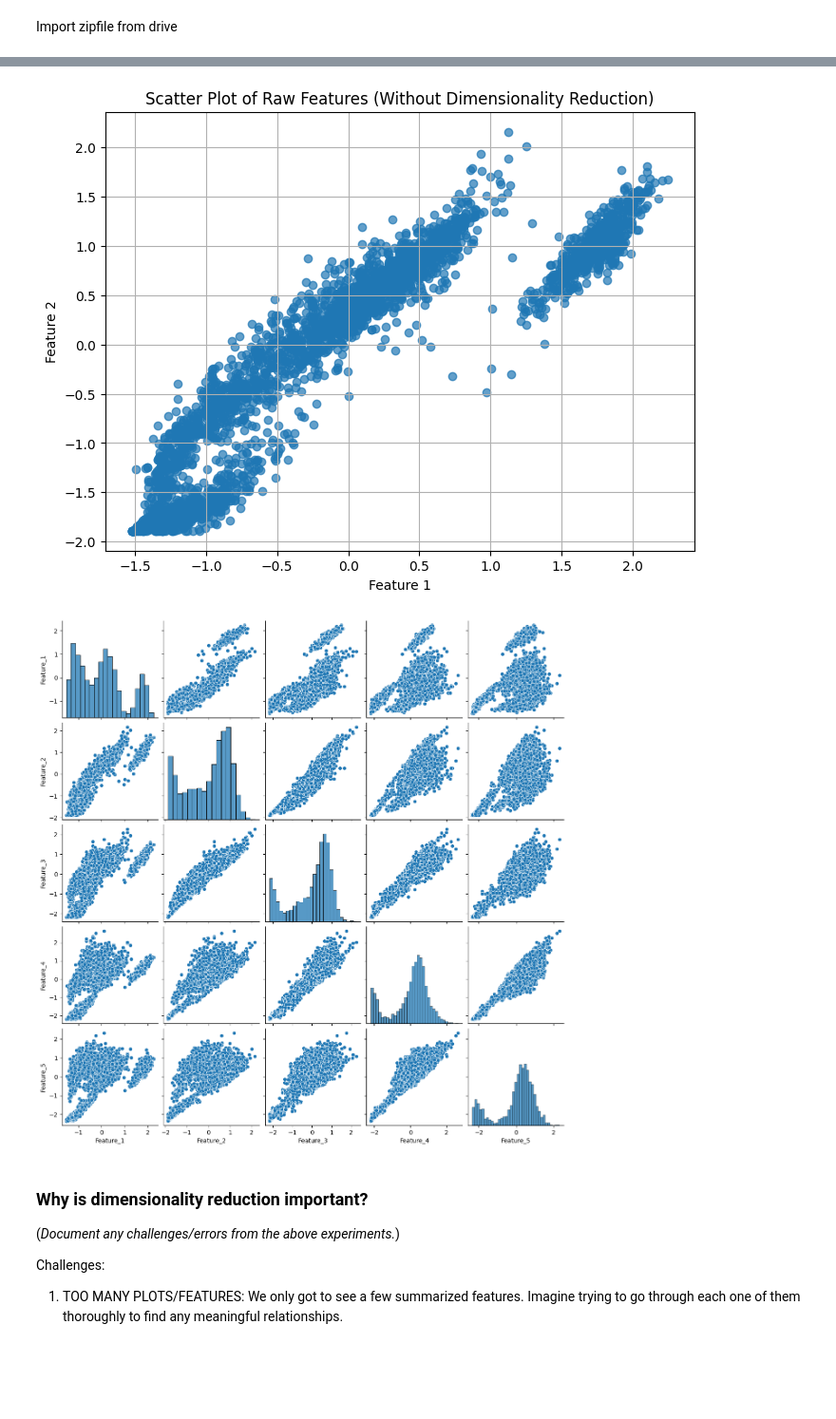
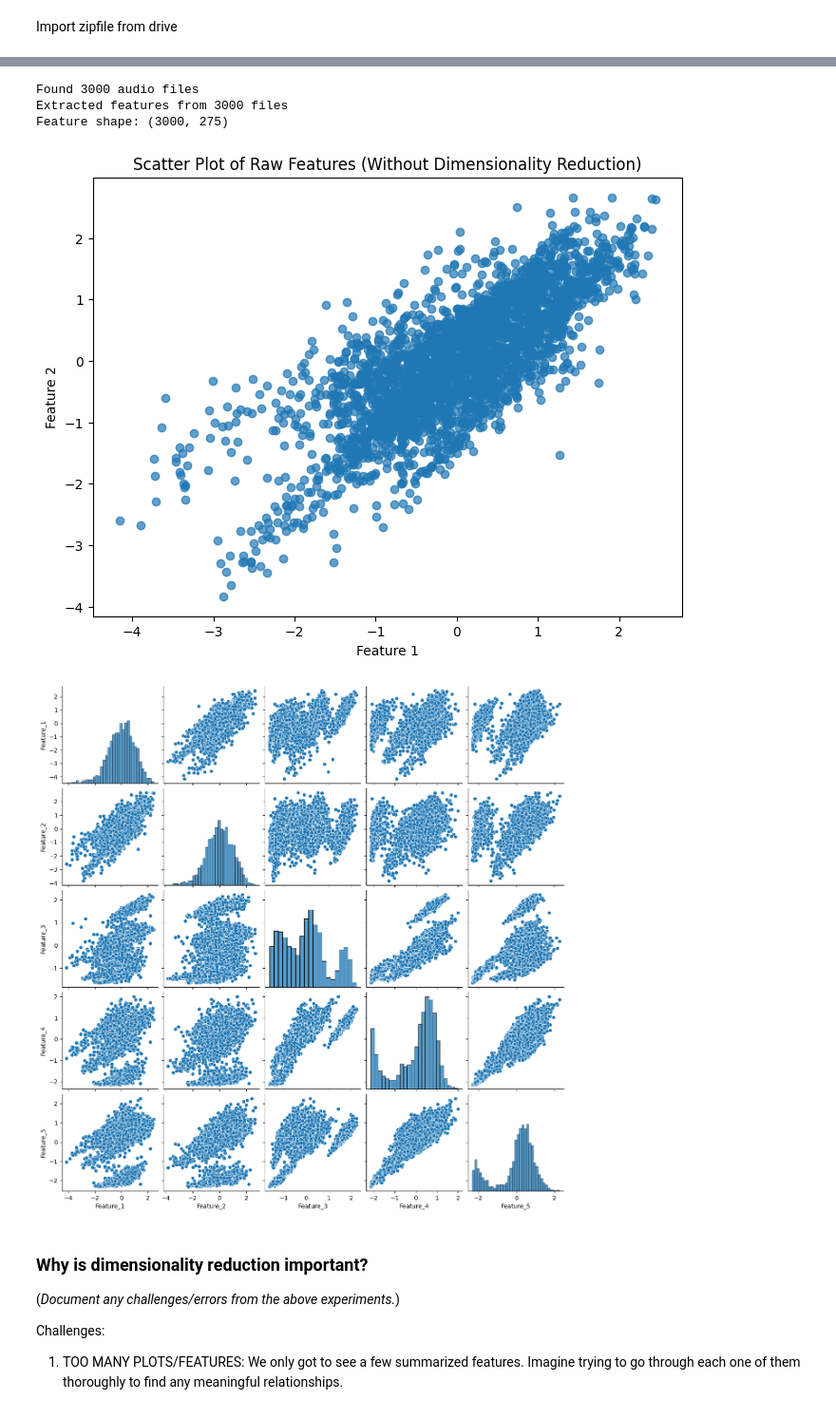
Before and after one commit to mutabazichristian/sound-clustering, a Jupyter notebook: clustering_assignment.ipynb, the cells around one changed output, grey strips where cells are left out. Shown at 95% size. Cells and saved outputs as stored; diff of their text form; code cells hidden in the pictures; blank space fills up the shorter version.

```diff
--- a/clustering_assignment.ipynb
+++ b/clustering_assignment.ipynb
@@ -116,22 +38,82 @@ Sample features:
+# %%
+# Load the Data
+unlabelled_data_path = "/content/unlabelled_sounds"
+features = []
+
+# Extract Features
+def extract_mel_features(audio_path):
+    audio, sr = librosa.load(audio_path, sr=22050, duration=30)
+
+    # Mel Spectrogram
+    mel_spec = librosa.feature.melspectrogram(y=audio, sr=sr, n_mels=128)
+    mel_spec_db = librosa.power_to_db(mel_spec, ref=np.max)
+
+    # Extract features
+    features_list = []
+    features_list.extend([np.mean(mel_spec_db), np.std(mel_spec_db)])
+    features_list.extend(np.mean(mel_spec_db, axis=1))
+    features_list.extend(np.std(mel_spec_db, axis=1))
+
+    # Additional features
+    spectral_centroid = librosa.feature.spectral_centroid(y=audio, sr=sr)
+    features_list.extend([np.mean(spectral_centroid), np.std(spectral_centroid)])
+
+    zcr = librosa.feature.zero_crossing_rate(audio)
+    features_list.extend([np.mean(zcr), np.std(zcr)])
+
+    mfccs = librosa.feature.mfcc(y=audio, sr=sr, n_mfcc=13)
+    features_list.extend(np.mean(mfccs, axis=1))
+
+    return np.array(features_list)
+
+# Load and extract features
+try:
+    # Get all audio files from all subdirectories
+    audio_files = []
+    for root, dirs, files in os.walk(unlabelled_data_path):
+        for file in files:
+            if file.lower().endswith(('.wav', '.mp3', '.flac', '.m4a', '.ogg')):
+                audio_files.append(os.path.join(root, file))
+
+    print(f"Found {len(audio_files)} audio files")
+
+    for file_path in audio_files:
+        features.append(extract_mel_features(file_path))
+
+    features_array = np.array(features)
+    print(f"Extracted features from {len(audio_files)} files")
+    print(f"Feature shape: {features_array.shape}")
+
+except Exception as e:
+    print(f"Error loading data: {e}")
+    # Create synthetic data for demonstration
+    np.random.seed(42)
+    features_array = np.random.randn(150, 154)
+    print("Using synthetic data for demonstration")
+# %% [output]
+Found 3000 audio files
+Extracted features from 3000 files
+Feature shape: (3000, 275)
 # %%
 # Use the scaled features DataFrame and select the first 5 columns
-df = pd.DataFrame(features_scaled[:, :5], columns=[f"Feature_{i}" for i in range(1,6)])
+scaler = StandardScaler()
+features_array = scaler.fit_transform(features_array)
 
 # Scatter plot (Attempt without dimensionality reduction)
 plt.figure(figsize=(8,6))
-plt.scatter(df['Feature_1'],df['Feature_2'],alpha=0.7)
+plt.scatter(features_array[:, 0], features_array[:, 1], alpha=0.7)
 plt.xlabel("Feature 1")
 plt.ylabel("Feature 2")
 plt.title("Scatter Plot of Raw Features (Without Dimensionality Reduction)")
-plt.grid(True)
 plt.show()
 
 # Pair plot (Only using first 5 features)
+df = pd.DataFrame(features_array[:, :5], columns=[f'Feature_{i+1}' for i in range(5)])
 sns.pairplot(df)
 plt.show()
 # %% [output]
-[figure, old version]
+[figure, new version]
-[figure, old version]
+[figure, new version]
 # %% [markdown]
 ### Why is dimensionality reduction important?
 (*Document any challenges/errors from the above experiments.*)
```
Also changed, not shown: parts of 17 cells of this notebook.
